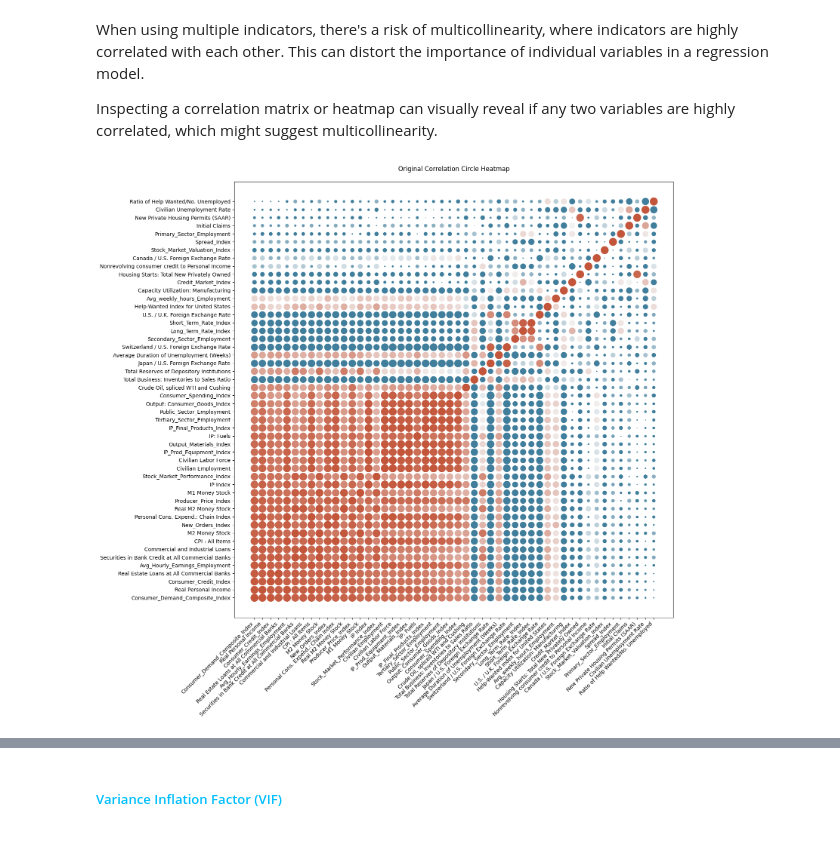
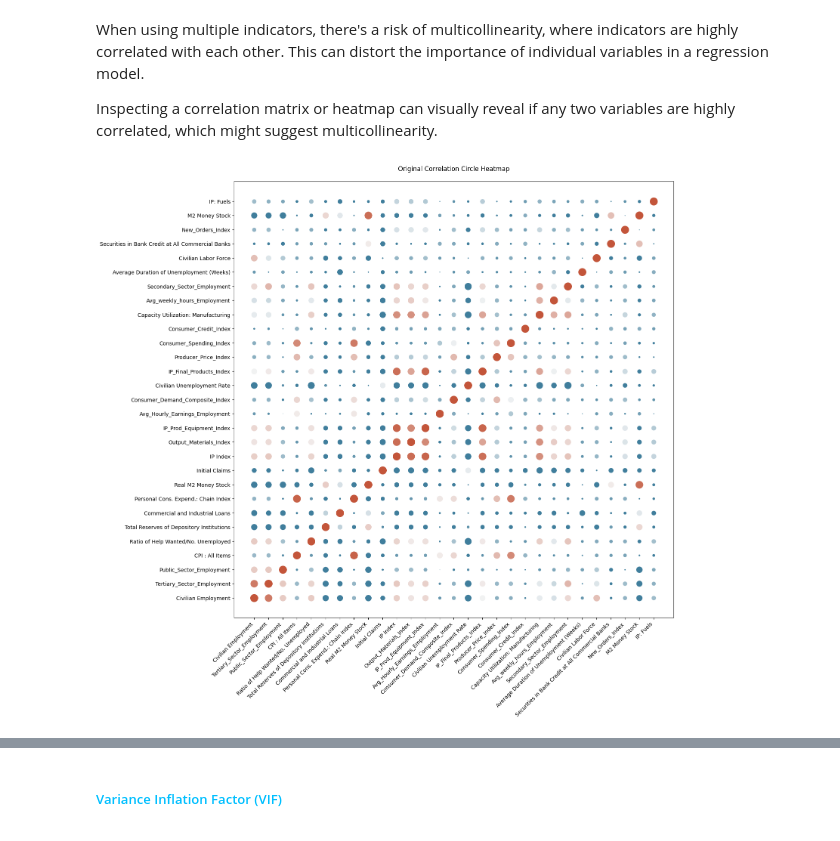
Before and after one commit to janjannagtegaal/NowCasting-M1, a Jupyter notebook: [2]M1_Analysis.ipynb, the cells around one changed output, grey strips where cells are left out. Saved outputs shown, nothing was run; the diff lists cells and outputs as text; code cells hidden in the pictures.

```diff
--- a/[2]M1_Analysis.ipynb
+++ b/[2]M1_Analysis.ipynb
@@ -235,35 +235,35 @@ def plot_correlation_circle_heatmap(dataset, correlations, top_n=30, fig_title='
 
     # Generate a colormap
     cmap = sns.diverging_palette(230, 20, as_cmap=True)
 
     # Get the coordinates
     x_coords, y_coords = np.meshgrid(correlation_matrix.columns, correlation_matrix.index)
 
     # Get correlation values for size - scaled for visibility
     sizes = np.abs(correlation_matrix.values.flatten()) * 200
 
     # Get colors based on correlation values
     colors = [cmap(val) for val in correlation_matrix.values.flatten()]
 
     # Create the bubble heatmap
     for (x, y), size, color in zip(np.c_[x_coords.ravel(), y_coords.ravel()], sizes, colors):
         ax.scatter(x, y, s=size, c=[color])
 
     # Improve layout
     ax.set_xticks(np.arange(len(correlation_matrix.columns)))
     ax.set_yticks(np.arange(len(correlation_matrix.index)))
     ax.set_xticklabels(correlation_matrix.columns)
     ax.set_yticklabels(correlation_matrix.index)
     plt.xticks(rotation=45, ha='right')
     plt.yticks(rotation=0)
     ax.set_title(fig_title, pad=20)
 
     plt.show()
 
 # Example usage with the original correlations
-plot_correlation_circle_heatmap(joined_dataset, top_correlations, top_n=100, fig_title='Original Correlation Circle Heatmap')
+plot_correlation_circle_heatmap(joined_dataset, top_correlations, top_n=30, fig_title='Original Correlation Circle Heatmap')
 # %% [output]
-[figure, old version]
+[figure, new version]
 # %%
 refined_dataset = joined_dataset.copy()
 
```
Also changed, not shown: parts of 13 cells of this notebook.
